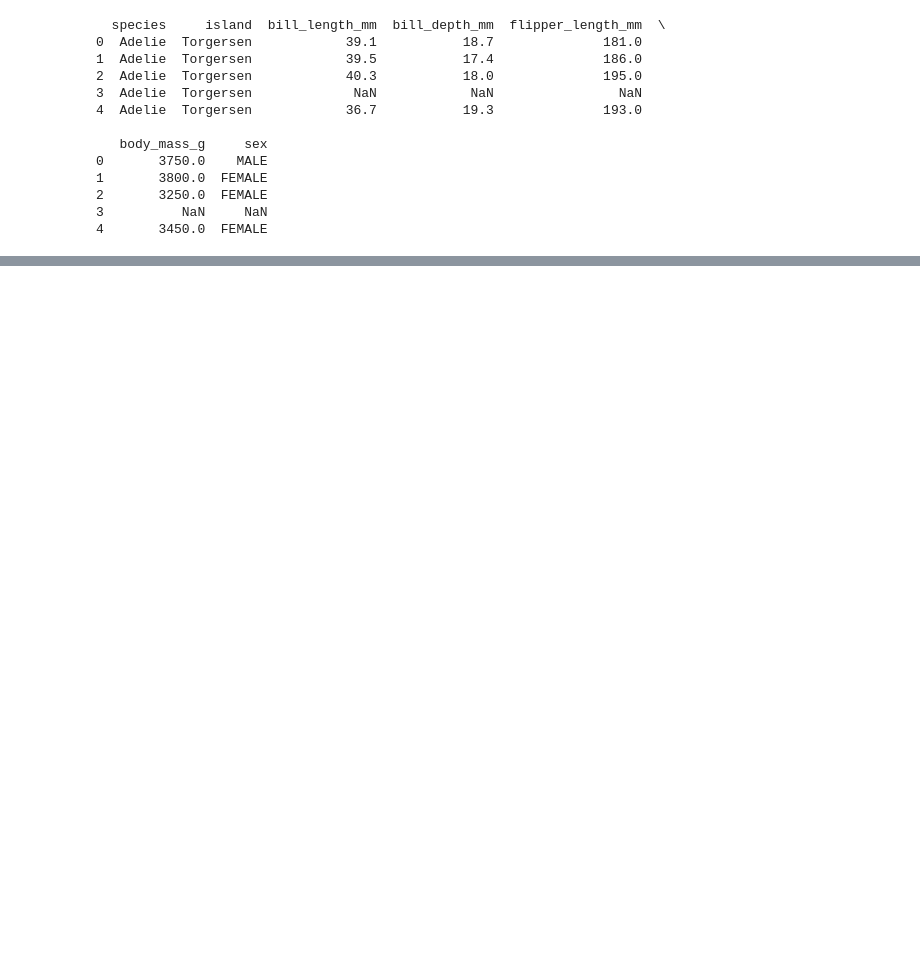
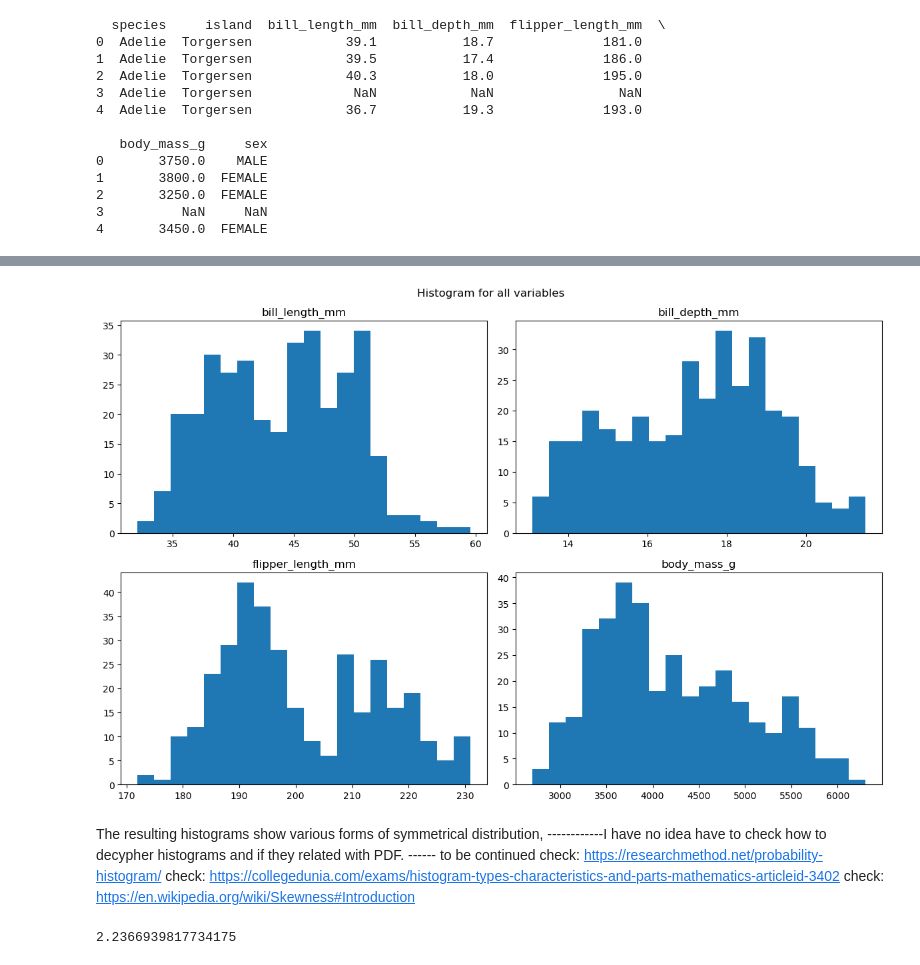
Before and after one commit to noyo0/Fundamentals_DataAnalysis, a Jupyter notebook: tasks.ipynb, the cells around one changed output, grey strips where cells are left out. Saved outputs shown, nothing was run; the diff lists cells and outputs as text; code cells hidden in the pictures; blank space fills up the shorter version.

Commit message:
task 3 continues

```diff
--- a/tasks.ipynb
+++ b/tasks.ipynb
@@ -369,0 +421,40 @@ plt.tight_layout()
+# %%
+# Visualise penguine biometric data with histograms
+
+import matplotlib.pyplot as plt
+
+#set up plot for 4 charts
+fig, axs = plt.subplots(2,2, figsize=(12,8))
+fig.suptitle('Histogram for all variables ',fontsize=12)
+# generate individual charts and place them on the grid.
+axs[0,0].hist(df['bill_length_mm'], bins=20) #increased bin number for more meaningful visualisation
+axs[0,0].set_title('bill_length_mm')
+
+axs[0,1].hist(df['bill_depth_mm'], bins=20)
+axs[0,1].set_title('bill_depth_mm')
+
+axs[1,0].hist(df['flipper_length_mm'], bins=20)
+axs[1,0].set_title('flipper_length_mm')
+
+axs[1,1].hist(df['body_mass_g'], bins=20)
+axs[1,1].set_title('body_mass_g')
+
+#keep the text from overlapping
+plt.tight_layout()
+plt.show()
+
+# ref creating multiple subplots: https://matplotlib.org/stable/gallery/subplots_axes_and_figures/subplots_demo.html
+# https://matplotlib.org/stable/api/_as_gen/matplotlib.pyplot.hist.html
+# %% [output]
+[figure, added]
+# %% [markdown]
+The resulting histograms show various forms of symmetrical distribution,
+------------I have no idea have to check how to decypher histograms and if they related with PDF. ------ to be continued
+check: https://researchmethod.net/probability-histogram/
+check: https://collegedunia.com/exams/histogram-types-characteristics-and-parts-mathematics-articleid-3402
+check: https://en.wikipedia.org/wiki/Skewness#Introduction
+# %%
+import numpy as np
+np.random.normal()
+# %% [output]
+2.2366939817734175
```
Also changed, not shown: parts of 14 cells of this notebook, 1 other file.
